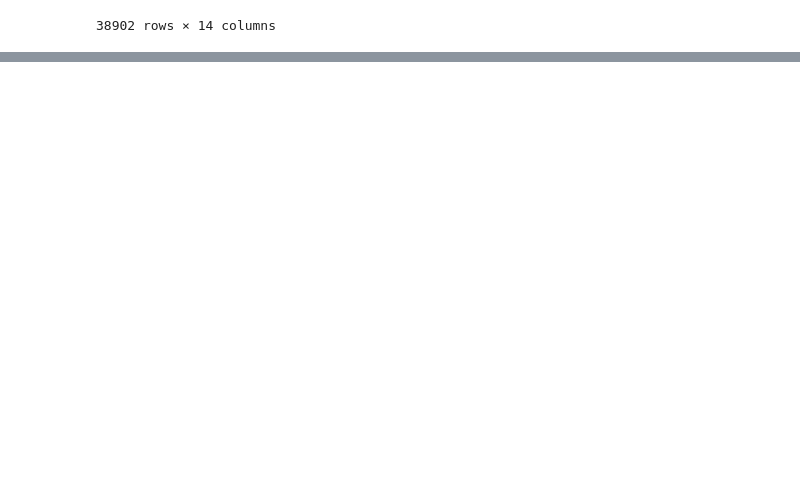
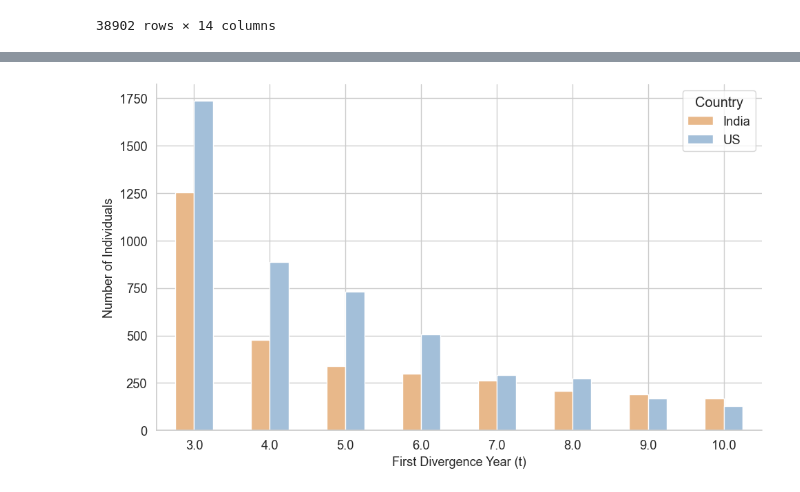
Before and after one commit to sdaza/Sequenzo, a Jupyter notebook: original_datasets_and_cleaning/qiqi/250808_tree/250808_tree_tests.ipynb, the cells around one changed output, grey strips where cells are left out. Saved outputs shown, nothing was run; the diff lists cells and outputs as text; code cells hidden in the pictures; blank space fills up the shorter version.

```diff
--- a/original_datasets_and_cleaning/qiqi/250808_tree/250808_tree_tests.ipynb
+++ b/original_datasets_and_cleaning/qiqi/250808_tree/250808_tree_tests.ipynb
@@ -111,0 +110,18 @@ print("✅ 已生成带有自定义标题的对比图")
+# %%
+# ------------------------
+# Step 4: 计算个体层指标
+# ------------------------
+
+# 赋值回 dataframe
+india_df["diverged"] = india_model.compute_diverged()
+india_df["first_divergence_year"] = india_model.compute_first_divergence_year()
+india_df["prefix_rarity_score"] = india_model.compute_prefix_rarity_score()
+india_df["path_uniqueness"] = india_model.compute_path_uniqueness()
+
+us_df["diverged"] = us_model.compute_diverged()
+us_df["first_divergence_year"] = us_model.compute_first_divergence_year()
+us_df["prefix_rarity_score"] = us_model.compute_prefix_rarity_score()
+us_df["path_uniqueness"] = us_model.compute_path_uniqueness()
+
+# 合并回总数据
+df = pd.concat([india_df, us_df], ignore_index=True)
@@ -111,0 +154,42 @@ print("✅ 已生成带有自定义标题的对比图")
+# %%
+import matplotlib.pyplot as plt
+import seaborn as sns
+
+# 只保留 diverged 个体
+diverged_df = df[df["diverged"] == 1].copy()
+
+# 分国家计数
+vc_divergence = diverged_df.groupby("country")["first_divergence_year"].value_counts().unstack().fillna(0).T
+
+# 重命名列为想要的图例标签
+vc_divergence = vc_divergence.rename(columns={"india": "India", "us": "US"})
+
+# 设置画布
+sns.set(style="whitegrid", font_scale=1.2)
+fig, ax = plt.subplots(figsize=(10, 6))
+
+india_color = "#E8B88A"
+us_color = "#A3BFD9"
+
+# 绘图（堆叠或并排任选），莫奈柔色调
+vc_divergence.plot(
+    kind="bar",
+    ax=ax,
+    color=[india_color, us_color]  # Monet-style: India / US
+    # color=["#A6C1A9", "#C6A5CF"], # 薰衣草搭配颜色
+)
+
+# 设置标题与标签
+# ax.set_title("Divergence Year Distribution by Country", fontsize=16)
+ax.set_xlabel("First Divergence Year (t)", fontsize=13)
+ax.set_ylabel("Number of Individuals", fontsize=13)
+plt.xticks(rotation=0)
+plt.legend(title="Country")
+sns.despine()
+plt.tight_layout()
+plt.savefig("First Divergence Year Distribution by Country",
+            dpi=300,
+            bbox_inches='tight')
+plt.show()
+# %% [output]
+[figure, added]
```
Also changed, not shown: parts of 3 cells of this notebook, 4 other files.
